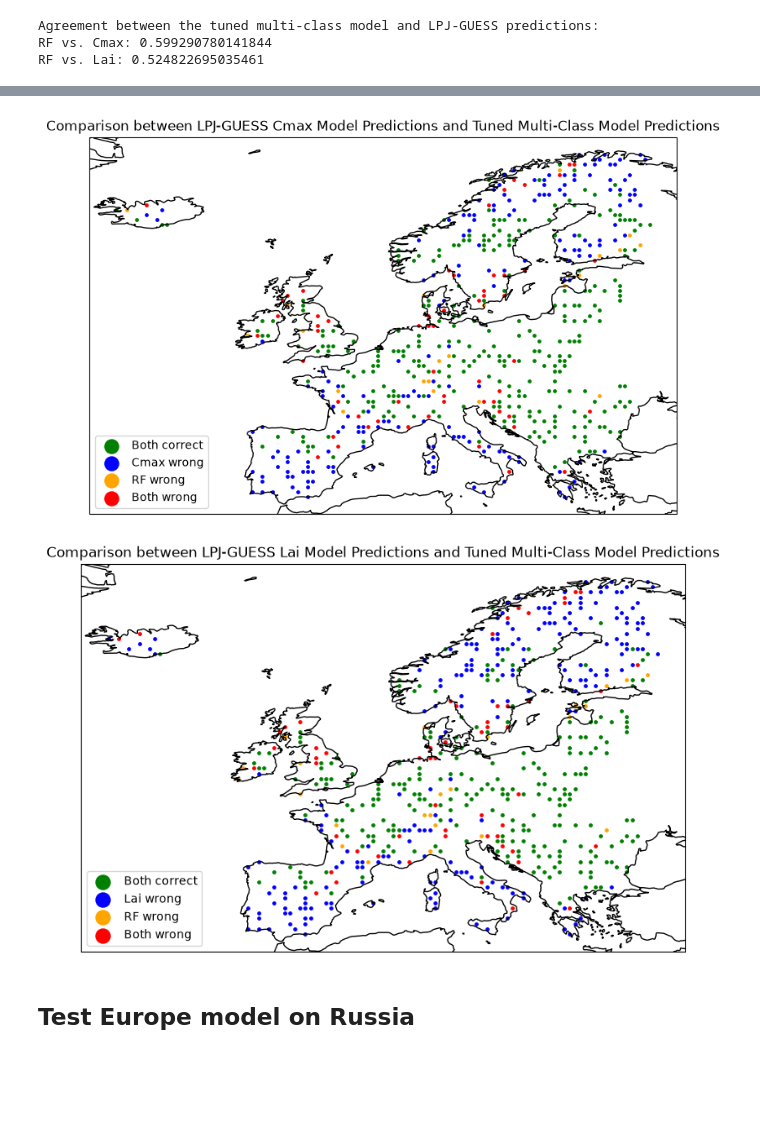
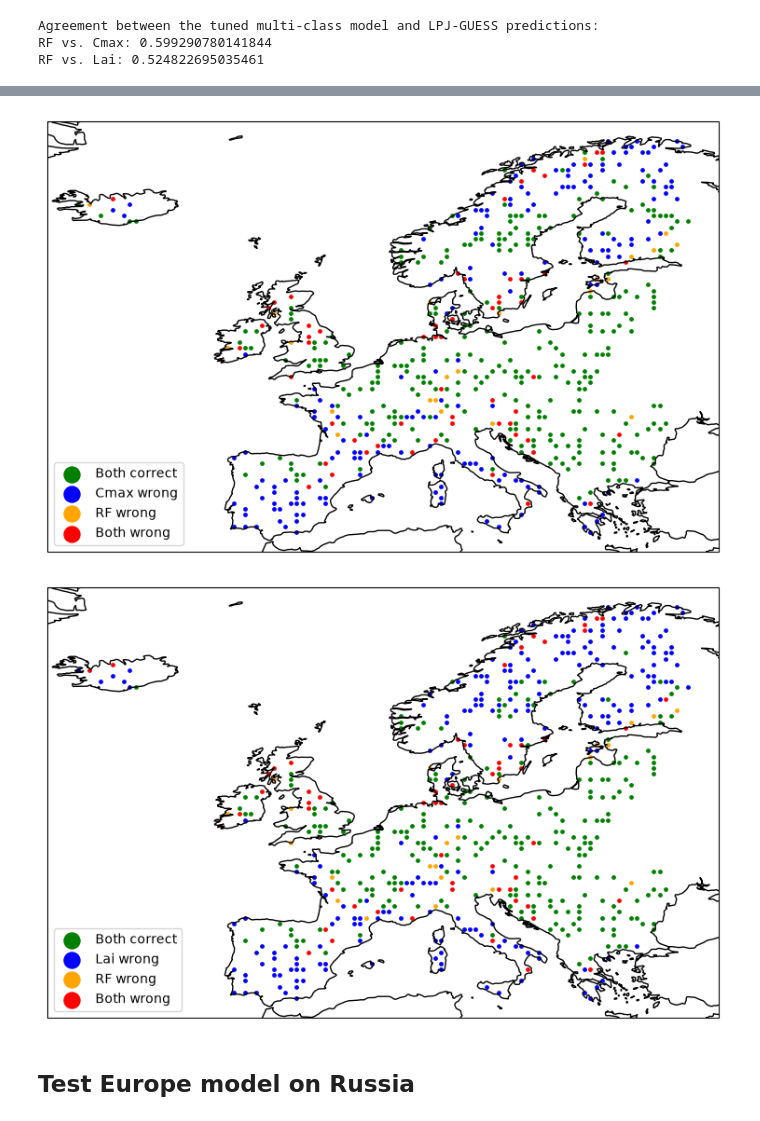
Before and after one commit to AndreaRaaschou/BERN01, a Jupyter notebook: biome_project/Orsi/main_copy_O.ipynb, the cells around one changed output, grey strips where cells are left out. Cells and saved outputs as stored; diff of their text form; code cells hidden in the pictures; blank space fills up the shorter version.

```diff
--- a/biome_project/Orsi/main_copy_O.ipynb
+++ b/biome_project/Orsi/main_copy_O.ipynb
@@ -1056,3 +1087,25 @@ print("RF vs. Lai:", (preds["RF tuned"]==preds["LPJ Lai"]).mean())
 Agreement between the tuned multi-class model and LPJ-GUESS predictions:
 RF vs. Cmax: 0.599290780141844
 RF vs. Lai: 0.524822695035461
+# %%
+# Get predictions from the tuned multi-class model
+rf_preds = preds["RF tuned"]
+
+# Define correct and incorrect predictions
+cats = {
+    "Correct": ("green", rf_preds == obs),
+    "Incorrect": ("red", rf_preds != obs)
+}
+
+lon, lat = test_df["Lon"].to_numpy(), test_df["Lat"].to_numpy()
+
+# Create map
+fig, ax = plt.subplots(figsize=(10, 6), subplot_kw=dict(projection=proj))
+
+for label, (color, m) in cats.items():
+    ax.scatter(lon[m], lat[m], s=6, color=color, label=label, transform=proj)
+
+ax.coastlines()
+ax.legend(markerscale=5, fontsize=10, loc="lower left")
+#ax.set_title("Correct and Incorrect Predictions of Tuned Multi-Class Model")
+plt.show()
@@ -1059,20 +1114,20 @@ RF vs. Lai: 0.524822695035461
 # %%
 # Create a scatter plot of the predictions from the tuned multi-class model and the LPJ-GUESS for Cmax model
 rf_preds, cmax_preds, lai_preds = preds["RF tuned"], preds["LPJ Cmax"], preds["LPJ Lai"]
 cats_cmax = {"Both correct": ("green", (rf_preds==obs) & (cmax_preds==obs)),
             "Cmax wrong": ("blue", (rf_preds==obs) & (cmax_preds!=obs)), # RF correct
             "RF wrong": ("orange", (rf_preds!=obs) & (cmax_preds==obs)), # Cmax correct
             "Both wrong": ("red", (rf_preds!=obs) & (cmax_preds!=obs))}
 lon, lat = test_df["Lon"].to_numpy(), test_df["Lat"].to_numpy()
 fig, ax = plt.subplots(figsize=(10, 6), subplot_kw=dict(projection=proj))
 for label, (color, m) in cats_cmax.items():
     ax.scatter(lon[m], lat[m], s=6, color=color, label=label, transform=proj)
 ax.coastlines()
 ax.legend(markerscale=5)
-ax.set_title("Comparison between LPJ-GUESS Cmax Model Predictions and Tuned Multi-Class Model Predictions")
+#ax.set_title("Comparison between LPJ-GUESS Cmax Model Predictions and Tuned Multi-Class Model Predictions")
 plt.show()
 # %% [output]
-[figure, old version]
+[figure, new version]
 # %%
 # Repeating the same scatter plot, but for the LPJ-GUESS Lai model
 cats_lai = {"Both correct": ("green", (rf_preds==obs) & (lai_preds==obs)),
@@ -1085,10 +1140,10 @@ for label, (color, m) in cats_lai.items():
     ax.scatter(lon[m], lat[m], s=6, color=color, label=label, transform=proj)
 ax.coastlines()
 ax.legend(markerscale=5)
-ax.set_title("Comparison between LPJ-GUESS Lai Model Predictions and Tuned Multi-Class Model Predictions")
+#ax.set_title("Comparison between LPJ-GUESS Lai Model Predictions and Tuned Multi-Class Model Predictions")
 plt.show()
 # %% [output]
-[figure, old version]
+[figure, new version]
 # %% [markdown]
 ## Test Europe model on Russia
 # %%
```
Also changed, not shown: parts of 14 cells of this notebook.
